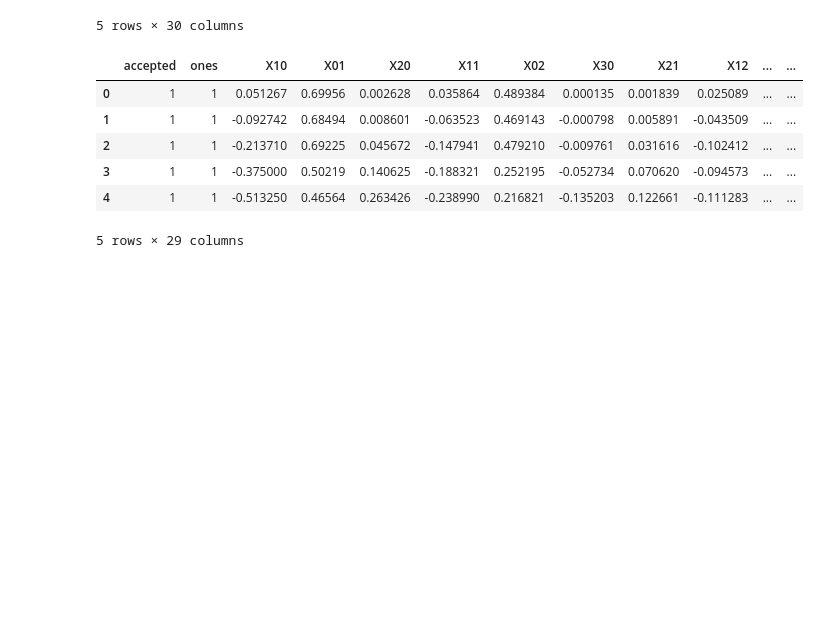
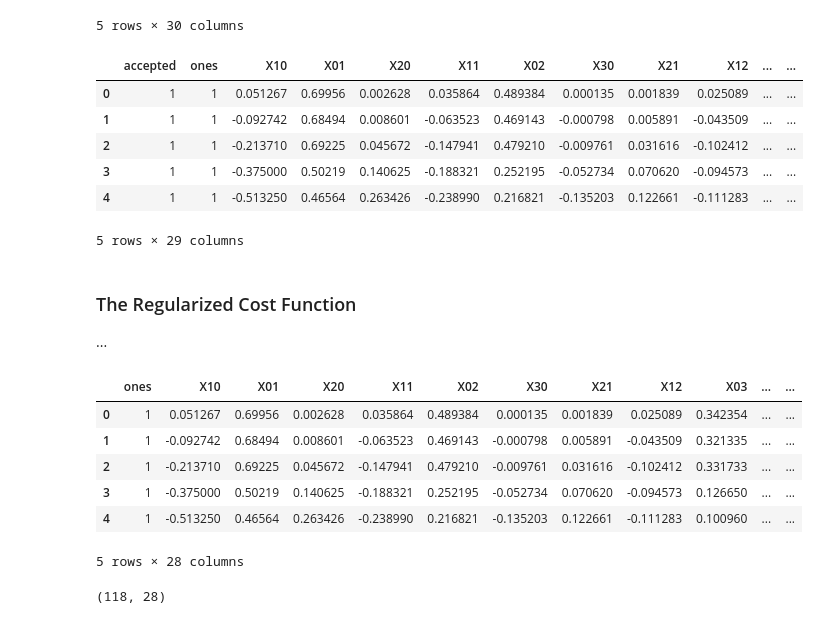
Before and after one commit to marty-vanhoof/Maching_Learning, a Jupyter notebook: Logistic_Regression/Regularized_Logistic_Regression.ipynb, the cells around one changed output. Cells and saved outputs as stored; diff of their text form; code cells hidden in the pictures; blank space fills up the shorter version.

Commit message:
Implement regularized cost function

```diff
--- a/Logistic_Regression/Regularized_Logistic_Regression.ipynb
+++ b/Logistic_Regression/Regularized_Logistic_Regression.ipynb
@@ -44,27 +44,27 @@ plt.show()
 
 ...
 # %%
-def map_feature(df, degree):
+def map_features(df, degree):
     '''Map the 2-dimensional feature space into a higher dimensional
     feature space consisting of polynomial terms up to the given degree.
     Inputs:
     df is a dataframe representing the feature matrix
     degree is the highest order of the polynomial terms'''
 
-    X1 = df.iloc[:, 0]
-    X2 = df.iloc[:, 1]
+    X10 = df.iloc[:, 0]
+    X01 = df.iloc[:, 1]
     df_new = df.copy(deep = True)
 
     for i in range(1, degree+1):
         for j in range(0, i+1):
             # make new columns in the dataframe for each polynomial term
-            df_new['X{}{}'.format(i-j,j)] = np.power(X1, i-j) * np.power(X2, j)
+            df_new['X{}{}'.format(i-j,j)] = np.power(X10, i-j) * np.power(X01, j)
 
     return df_new
 
 # perform feature mapping on the dataframe from above
-X_new = map_feature(data, 6)
-X_new.head()
+data_new = map_features(data, 6)
+data_new.head()
 # %% [output]
 |  | test1 | test2 | accepted | X10 | X01 | X20 | X11 | X02 | X30 | X21 | ... | ... |
 | 0 | 0.051267 | 0.69956 | 1 | 0.051267 | 0.69956 | 0.002628 | 0.035864 | 0.489384 | 0.000135 | 0.001839 | ... | ... |
@@ -75,12 +75,12 @@ X_new.head()
 5 rows × 30 columns
 # %%
 # drop the test1, test2 columns since they are the same as X10, X01
-X_new.drop('test1', axis=1, inplace=True)
-X_new.drop('test2', axis=1, inplace=True)
+data_new.drop('test1', axis=1, inplace=True)
+data_new.drop('test2', axis=1, inplace=True)
 
 # insert 'ones' column after 'accepted'
-X_new.insert(1, 'ones', 1)
-X_new.head()
+data_new.insert(1, 'ones', 1)
+data_new.head()
 # %% [output]
 |  | accepted | ones | X10 | X01 | X20 | X11 | X02 | X30 | X21 | X12 | ... | ... |
 | 0 | 1 | 1 | 0.051267 | 0.69956 | 0.002628 | 0.035864 | 0.489384 | 0.000135 | 0.001839 | 0.025089 | ... | ... |
@@ -89,3 +89,7 @@ X_new.head()
 | 3 | 1 | 1 | -0.375000 | 0.50219 | 0.140625 | -0.188321 | 0.252195 | -0.052734 | 0.070620 | -0.094573 | ... | ... |
 | 4 | 1 | 1 | -0.513250 | 0.46564 | 0.263426 | -0.238990 | 0.216821 | -0.135203 | 0.122661 | -0.111283 | ... | ... |
 5 rows × 29 columns
+# %% [markdown]
+### The Regularized Cost Function
+
+...
@@ -91,0 +106,16 @@ X_new.head()
+# %%
+# the feature matrix X, which includes the new columns for the polynomial terms
+X = data_new.iloc[:, 1:]
+X.head()
+# %% [output]
+|  | ones | X10 | X01 | X20 | X11 | X02 | X30 | X21 | X12 | X03 | ... | ... |
+| 0 | 1 | 0.051267 | 0.69956 | 0.002628 | 0.035864 | 0.489384 | 0.000135 | 0.001839 | 0.025089 | 0.342354 | ... | ... |
+| 1 | 1 | -0.092742 | 0.68494 | 0.008601 | -0.063523 | 0.469143 | -0.000798 | 0.005891 | -0.043509 | 0.321335 | ... | ... |
+| 2 | 1 | -0.213710 | 0.69225 | 0.045672 | -0.147941 | 0.479210 | -0.009761 | 0.031616 | -0.102412 | 0.331733 | ... | ... |
+| 3 | 1 | -0.375000 | 0.50219 | 0.140625 | -0.188321 | 0.252195 | -0.052734 | 0.070620 | -0.094573 | 0.126650 | ... | ... |
+| 4 | 1 | -0.513250 | 0.46564 | 0.263426 | -0.238990 | 0.216821 | -0.135203 | 0.122661 | -0.111283 | 0.100960 | ... | ... |
+5 rows × 28 columns
+# %%
+X.values.shape
+# %% [output]
+(118, 28)
```
Also changed, not shown: parts of 1 cell of this notebook.
